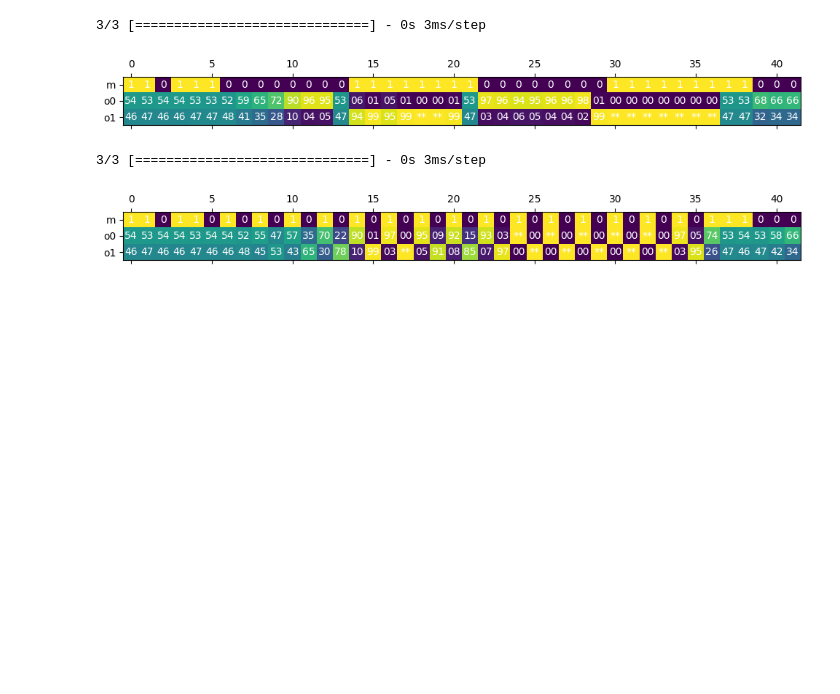
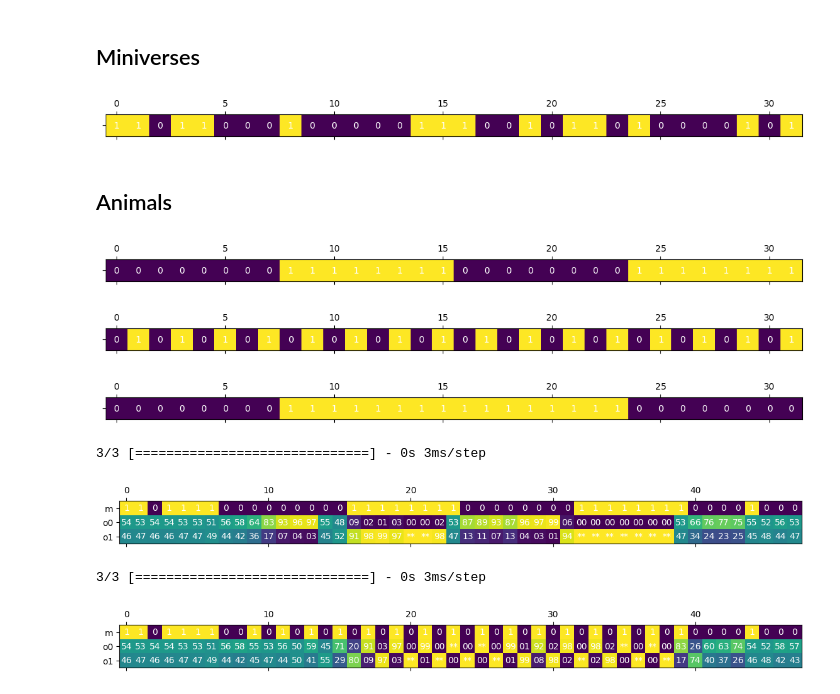
Before and after one commit to geohof/miniverse, a Jupyter notebook: notebooks/AnomaliesSavedModel.ipynb, the cells around one changed output. Drawn from its saved outputs; the diff is of its cells as text; code cells hidden in the pictures; blank space fills up the shorter version.

Commit message:
Lots of plotting.

```diff
--- a/notebooks/AnomaliesSavedModel.ipynb
+++ b/notebooks/AnomaliesSavedModel.ipynb
@@ -9,3 +4,29 @@ from miniverse.animal import Animal
+# %% [markdown]
+## Miniverses
+# %%
+from miniverse.miniverse import Miniverse
+sample_verse = Miniverse(verse_len=32, random_seed = 606)
+sample_verse.to_plt().show()
+# %% [output]
+[figure, added]
+# %% [markdown]
+## Animals
+# %%
+from miniverse.animal import Animal
+snake = Animal(pattern='0101', segment_len=8, frequency=.4)
+snake.to_plt().show()
+# %% [output]
+[figure, added]
+# %%
+zebra = Animal(pattern='01', repeat=16, frequency=.4)
+zebra.to_plt().show()
+# %% [output]
+[figure, added]
+# %%
+lion = Animal(pattern='0110', segment_len=8, frequency=.4)
+lion.to_plt().show()
+# %% [output]
+[figure, added]
 # %%
 record_output_len = 1
 record_input_len = 40
@@ -16,21 +36,19 @@ lion = Animal(pattern='0110', segment_len=8, frequency=.4)
 # %%
 model = tf.keras.models.load_model(f'../models/model_{verse_len}_{record_output_len}.keras')
 # %%
-mv_test = Miniverse(zoo={'snake': snake},
-                    verse_len=122, animal_position='equidistant', record_output_len=record_output_len,
-                    record_input_len=record_input_len, random_seed=606)
-x_test = mv_test.get_input_data()
-mv_test.prediction = model.predict(x_test)
-mv_test.to_plt(to_index=42).show()
+mv_snake = Miniverse(zoo={'snake': snake}, verse_len=126, animal_position='equidistant',
+                     record_output_len=record_output_len, record_input_len=record_input_len, random_seed=606)
+mv_snake.prediction = model.predict(mv_snake.get_input_data())
+mv_snake.prediction_to_plt(to_index=48).show()
 # %% [output]
 3/3 [==============================] - 0s 3ms/step
-[figure, old version]
+[figure, new version]
 # %%
-mv_test = Miniverse(zoo={'zebra': zebra}, verse_len=120, animal_position='equidistant',
+mv_zebra = Miniverse(zoo={'zebra': zebra}, verse_len=126, animal_position='equidistant',
                     record_output_len=record_output_len, record_input_len=record_input_len, random_seed=606)
-mv_test.prediction = model.predict(mv_test.get_input_data())
-mv_test.to_plt(to_index=42).show()
+mv_zebra.prediction = model.predict(mv_zebra.get_input_data())
+mv_zebra.prediction_to_plt(to_index=48).show()
 # %% [output]
 3/3 [==============================] - 0s 3ms/step
-[figure, old version]
+[figure, new version]
 # %%
```
Also changed, not shown: parts of 7 cells of this notebook, 8 other files.
